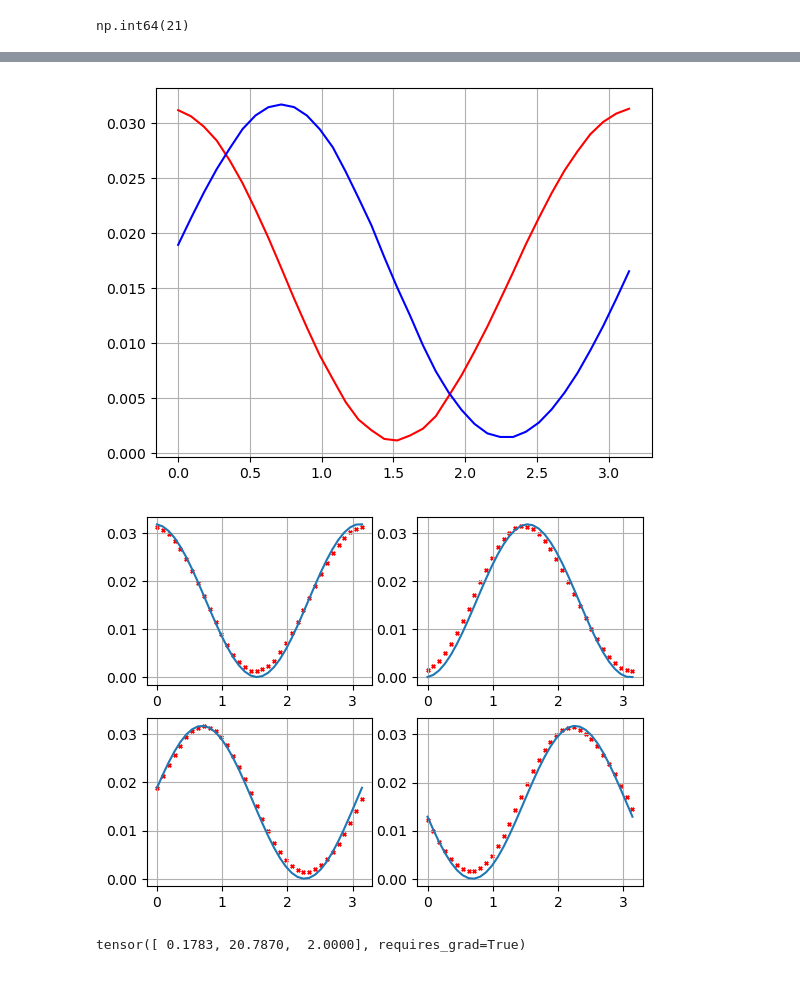
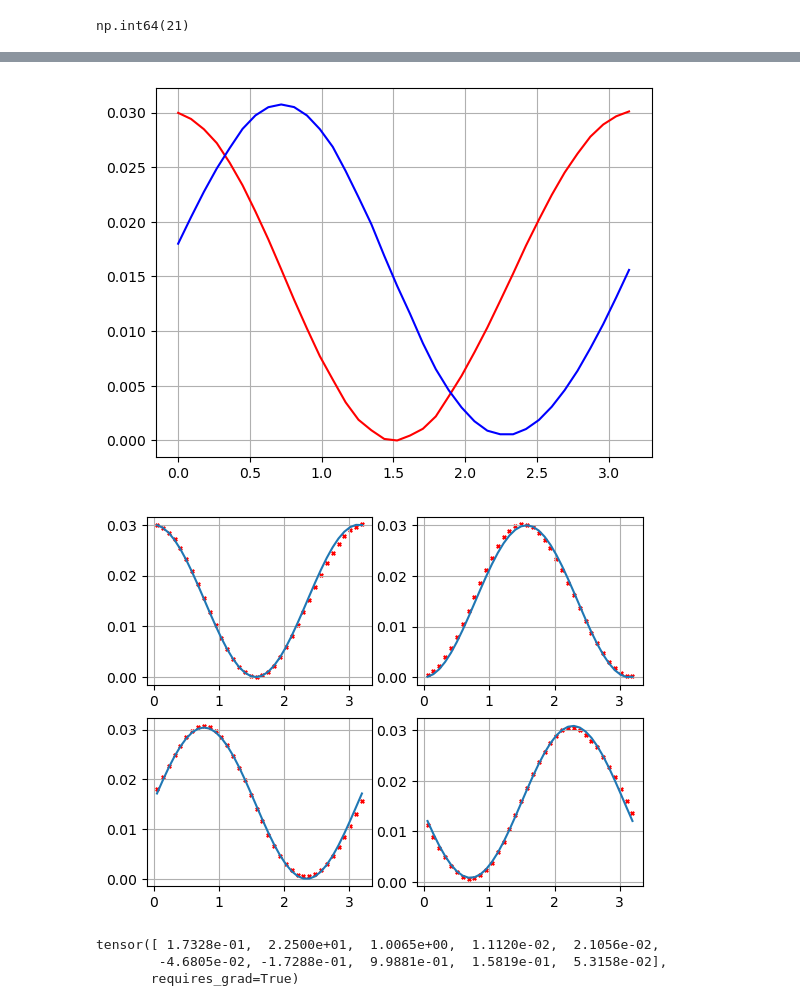
Before and after one commit to aautric/4polarMFM_these, a Jupyter notebook: Calibration_polar.ipynb, the cells around one changed output, grey strips where cells are left out. Saved outputs shown, nothing was run; the diff lists cells and outputs as text; code cells hidden in the pictures.

```diff
--- a/Calibration_polar.ipynb
+++ b/Calibration_polar.ipynb
@@ -228,7 +237,8 @@ res1, res2, res3, res4, res5, res6 = extract_calibr('Z:\\DATA\\4polar_data\\2025
 <tifffile.read_micromanager_metadata> failed to read index map, raised ValueError('invalid header')
 <tifffile.read_micromanager_metadata> failed to read display settings, raised ValueError('invalid display_header 0')
 # %%
-zer = zero('Z:\\DATA\\4polar_data\\2025-12-16 - calibration_polarizeur_after_grating_graduations_microscope_side\\Calib_Polar_2025-12-16_0\\images\\RAW_DATA\\image_Pos0.ome.tif')
+#zer = zero('Z:\\DATA\\4polar_data\\2025-12-16 - calibration_polarizeur_after_grating_graduations_microscope_side\\Calib_Polar_2025-12-16_0\\images\\RAW_DATA\\image_Pos0.ome.tif')
+zer = np.min(np.array([np.min(res1), np.min(res2), np.min(res3), np.min(res4), np.min(res5), np.min(res6)]))
 res1-=zer
 res2-=zer
 res3-=zer
@@ -277,7 +284,7 @@ plt.plot(phi, res3, c='b')
 #plt.plot(phi, res6)
 plt.grid()
 # %% [output]
-[figure, old version]
+[figure, new version]
 # %%
 res1 = torch.tensor(res1.copy(), device=device)
 res2 = torch.tensor(res2.copy(), device=device)
@@ -286,10 +293,16 @@ res4 = torch.tensor(res4.copy(), device=device)
 res5 = torch.tensor(res5.copy(), device=device)
 res6 = torch.tensor(res6.copy(), device=device)
 # %%
-def through_end_microscope(I0, angle, offset):
-    input_ = I0*torch.stack((torch.cos(torch.linspace(0+offset*torch.pi/180, torch.pi+offset*torch.pi/180, 36)), torch.sin(torch.linspace(0+offset*torch.pi/180, torch.pi+offset*np.pi/180, 36)))).to(torch.complex128).to(device)
+def through_end_microscope(I0, angle, e1, f1, f2, g1, g2, h1, h2, offset):
+    phii = torch.linspace(0, np.pi, 36)+offset
+    input_ = I0*torch.stack([torch.cos(phii), torch.sin(phii)]).to(device).to(torch.complex128)
     output_ = input_
-    output_2 =  rotation(angle, output_)
+    J2 = torch.stack([
+        torch.stack([e1, f1 + 1j*f2]),
+        torch.stack([g1 + 1j*g2, h1 + 1j*h2])
+    ]
+    ).to(torch.complex128)
+    output_2 =  torch.einsum('ab,bc->ac', J2, rotation(angle, output_))
     return (output_[0]*torch.conj(output_[0])).to(torch.float64), (output_[1]*torch.conj(output_[1])).to(torch.float64), (output_2[0]*torch.conj(output_2[0])).to(torch.float64), (output_2[1]*torch.conj(output_2[1])).to(torch.float64)
 # %%
 def loss_f2(para):
@@ -299,5 +312,5 @@ def loss_f2(para):
 # %%
-params = torch.tensor([0.3, 22.5, 2.], device=device)
+params = torch.tensor([0.3, 22.5, 1., 0.001, 0.001, 0.001, 0.001, 1., 0.001, 0.0001], device=device)
 params.requires_grad=True
 optimizer = torch.optim.Adam([params], lr=1.)
 loss_ = []
@@ -309,7 +322,7 @@ for i in range(4000):
     optimizer.step()
     loss_.append(loss.detach().numpy())
 # %%
-predicted1, predicted2, predicted3, predicted4 = through_end_microscope(params[0], params[1], params[2])
+predicted1, predicted2, predicted3, predicted4 = through_end_microscope(params[0], params[1], params[2], params[3], params[4], params[5], params[6], params[7], params[8], params[9])
 predicted1 = predicted1.detach().numpy()
 predicted2 = predicted2.detach().numpy()
 predicted3 = predicted3.detach().numpy()
@@ -317,23 +330,25 @@ predicted4 = predicted4.detach().numpy()
 # %%
 fig, ax = plt.subplots(2,2)
 #phi1 = np.linspace(0+params[2].detach().numpy()*np.pi/180, np.pi+params[2].detach().numpy()*np.pi/180, 36)
-phi2 = np.linspace(0, np.pi, 36)
+phi2 = np.linspace(0, np.pi, 36)+params[9].detach().numpy()
 phi1=phi2
 ax[0,0].plot(phi1, predicted1)
 ax[0,0].scatter(phi2, res1, c='r', marker='x', s=6)
 ax[0,0].grid()
 ax[0,1].plot(phi1, predicted2)
 ax[0,1].scatter(phi2, res2, c='r', marker='x', s=6)
 ax[0,1].grid()
 ax[1,0].plot(phi1, predicted3)
 ax[1,0].scatter(phi2, res3, c='r', marker='x', s=6)
 ax[1,0].grid()
 ax[1,1].plot(phi1, predicted4)
 ax[1,1].scatter(phi2, res4, c='r', marker='x', s=6)
 ax[1,1].grid()
 # %% [output]
-[figure, old version]
+[figure, new version]
 # %%
 params
 # %% [output]
-tensor([ 0.1783, 20.7870,  2.0000], requires_grad=True)
+tensor([ 1.7328e-01,  2.2500e+01,  1.0065e+00,  1.1120e-02,  2.1056e-02,
+        -4.6805e-02, -1.7288e-01,  9.9881e-01,  1.5819e-01,  5.3158e-02],
+       requires_grad=True)
```
Also changed, not shown: parts of 14 cells of this notebook, 1 other file.
